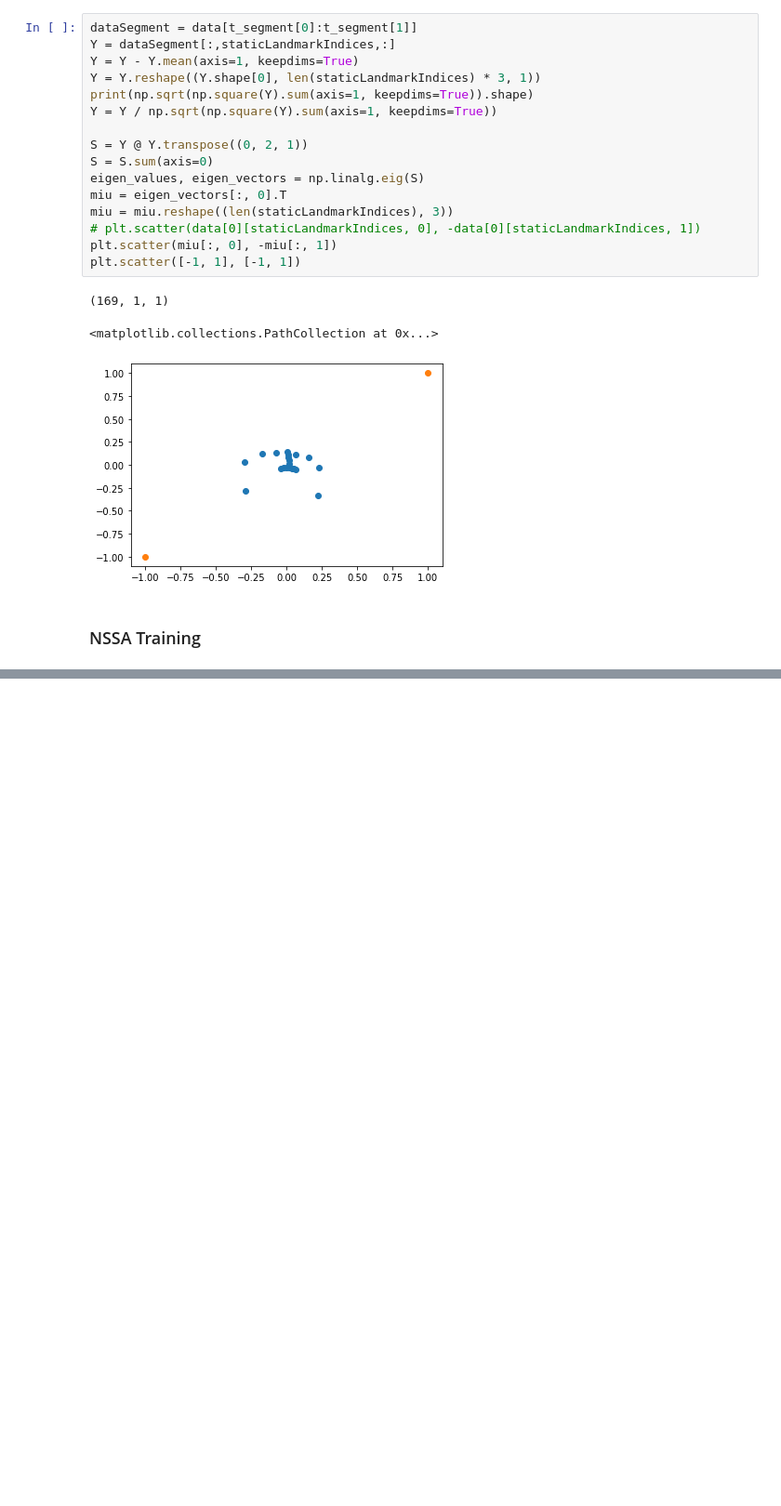
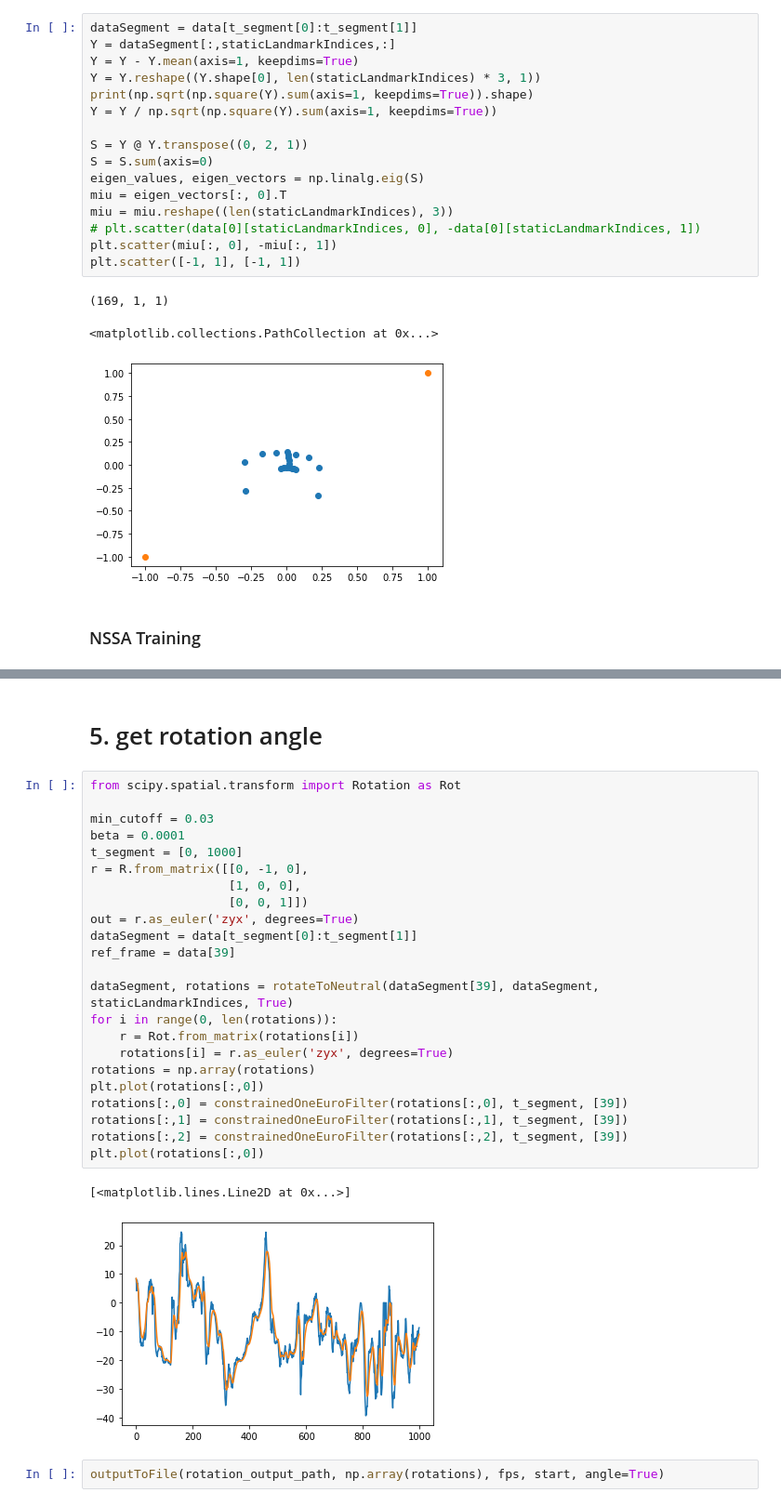
Before and after one commit to EvanSamaa/Motion_Paint, a Jupyter notebook: facial_landmarks_py/Facial normalization test.ipynb, the cells around one changed output, grey strips where cells are left out. Shown at 93% size. Drawn from its saved outputs; the diff is of its cells as text; blank space fills up the shorter version.

```diff
--- a/facial_landmarks_py/Facial normalization test.ipynb
+++ b/facial_landmarks_py/Facial normalization test.ipynb
@@ -663,0 +807,30 @@ Z = iterativeNormalization(Y, Y[0], staticLandmarkIndices, staticLandmarkIndices
+# %% [markdown]
+# 5. get rotation angle
+# %%
+from scipy.spatial.transform import Rotation as Rot
+
+min_cutoff = 0.03
+beta = 0.0001
+t_segment = [0, 1000]
+r = R.from_matrix([[0, -1, 0],
+                   [1, 0, 0],
+                   [0, 0, 1]])
+out = r.as_euler('zyx', degrees=True)
+dataSegment = data[t_segment[0]:t_segment[1]]
+ref_frame = data[39]
+
+dataSegment, rotations = rotateToNeutral(dataSegment[39], dataSegment, staticLandmarkIndices, True)
+for i in range(0, len(rotations)):
+    r = Rot.from_matrix(rotations[i])
+    rotations[i] = r.as_euler('zyx', degrees=True)
+rotations = np.array(rotations)
+plt.plot(rotations[:,0])
+rotations[:,0] = constrainedOneEuroFilter(rotations[:,0], t_segment, [39])
+rotations[:,1] = constrainedOneEuroFilter(rotations[:,1], t_segment, [39])
+rotations[:,2] = constrainedOneEuroFilter(rotations[:,2], t_segment, [39])
+plt.plot(rotations[:,0])
+# %% [output]
+[<matplotlib.lines.Line2D at 0x...>]
+[figure, added]
+# %%
+outputToFile(rotation_output_path, np.array(rotations), fps, start, angle=True)
```
Also changed, not shown: parts of 15 cells of this notebook, 3 other files.
